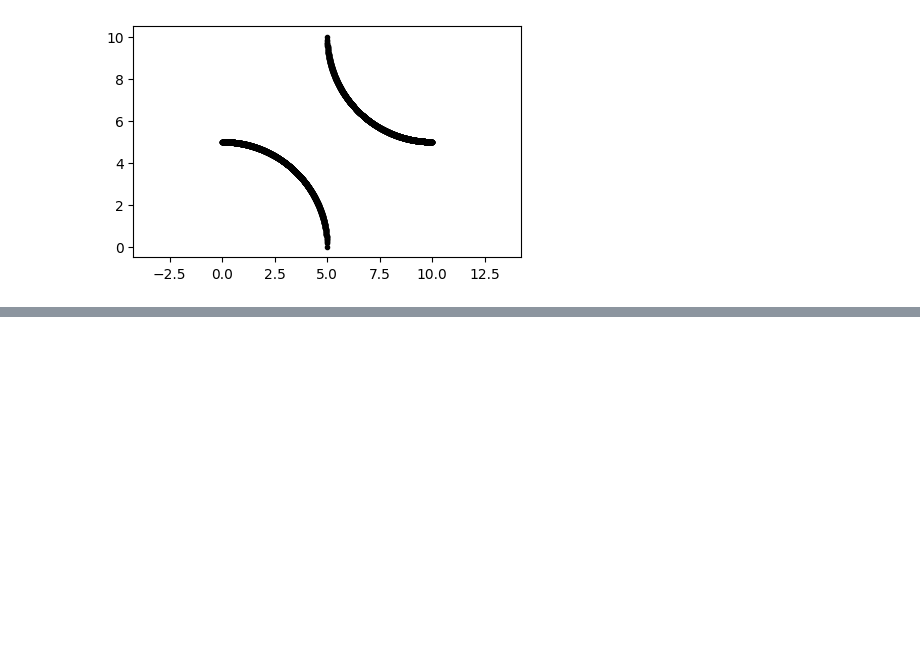
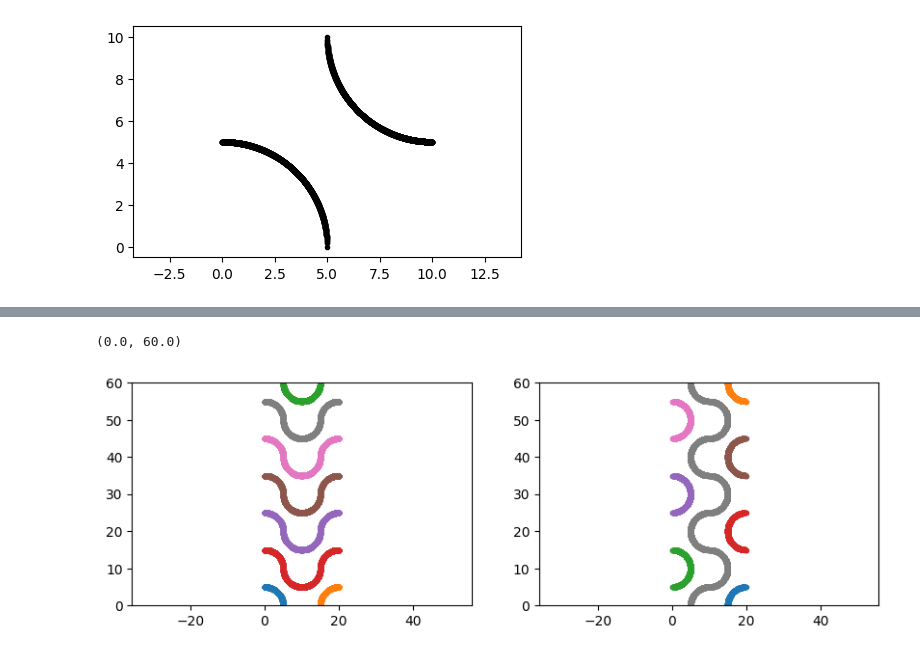
Before and after one commit to AdvancedMaterialSimulation/CITISENS_Composite, a Jupyter notebook: scripts/SandwichRVE/main_large.ipynb, the cells around one changed output, grey strips where cells are left out. Cells and saved outputs as stored; diff of their text form; code cells hidden in the pictures; blank space fills up the shorter version.

```diff
--- a/scripts/SandwichRVE/main_large.ipynb
+++ b/scripts/SandwichRVE/main_large.ipynb
@@ -175,3 +178,31 @@ trajs = final_trajs.copy()
+# %%
+from CompositeSandwich.CombineTrajs import CombineTrajs
+
+trajs_1 = CombineTrajs(all_trajs_1)
+trajs_2 = CombineTrajs(all_trajs_2)
+
+trajs_layers =[trajs_1, trajs_2]
+# %%
+
+fig = plt.figure()
+fig.set_size_inches(10, 3)
+plt.subplot(1, 2, 1)
+for itraj in trajs_1:
+    plt.plot(itraj[:, 0], itraj[:, 1], '.-')
+# aspect ratio
+plt.axis('equal')
+plt.xlim([0, Nx_sel * Lx])
+
+plt.ylim([0, Ny_sel * Ly])
+plt.subplot(1, 2, 2)
+for itraj in trajs_2:
+    plt.plot(itraj[:, 0], itraj[:, 1], '.-')
+plt.axis('equal')
+plt.xlim([0, Nx_sel * Lx])
+plt.ylim([0, Ny_sel * Ly])
+# %% [output]
+(0.0, 60.0)
+[figure, added]
 # %%
 radius = 1.25
 
```
Also changed, not shown: parts of 14 cells of this notebook, 5 other files.
